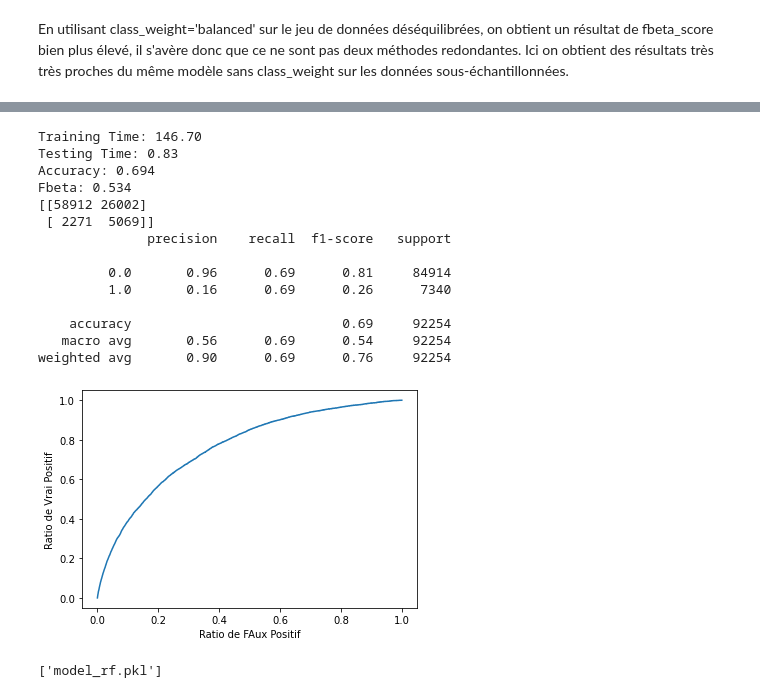
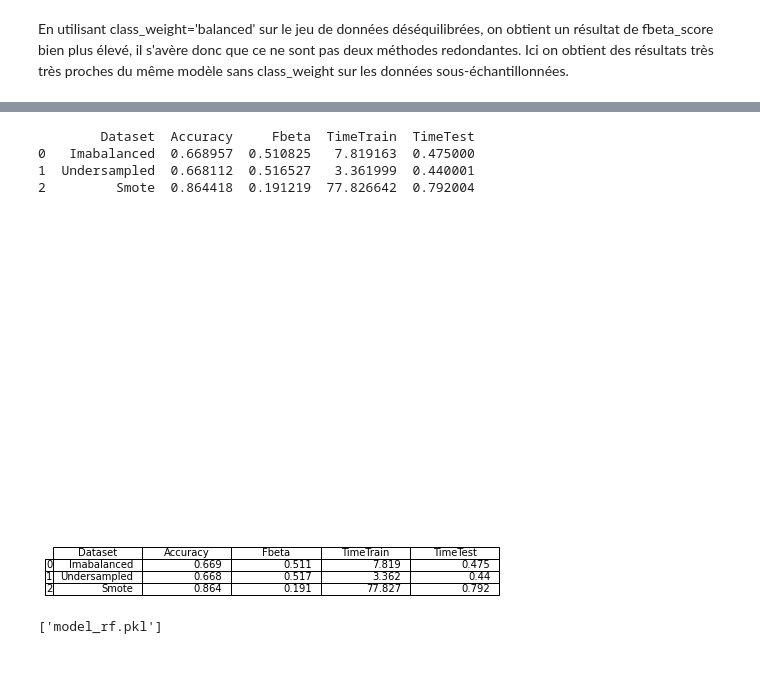
Before and after one commit to TravelAsATeam/OpenClassroomsP7, a Jupyter notebook: Model.ipynb, the cells around one changed output, grey strips where cells are left out. Drawn from its saved outputs; the diff is of its cells as text; code cells hidden in the pictures; blank space fills up the shorter version.

```diff
--- a/Model.ipynb
+++ b/Model.ipynb
@@ -722,66 +1016,28 @@ plt.show()
 # %%
 #Tableau des résultats des modèles optimisés Balanced Random Forest
 synthese_rfb = pd.DataFrame()
 synthese_rfb = synthese_rfb.assign(Dataset = ['Imabalanced', 'Undersampled','Smote'])
 synthese_rfb = synthese_rfb.assign(Accuracy = [acc_rfb_imb,acc_rfb_rus,acc_rfb_smote])
 synthese_rfb = synthese_rfb.assign(Fbeta = [fbeta_rfb_imb,fbeta_rfb_rus,fbeta_rfb_smote])
 synthese_rfb = synthese_rfb.assign(TimeTrain = [time_rfb_imb_train,time_rfb_rus_train,time_rfb_smote_train])
 synthese_rfb = synthese_rfb.assign(TimeTest = [time_rfb_imb_pred,time_rfb_rus_pred,time_rfb_smote_pred])
 print(synthese_rfb)
 
 # Affichage sous forme de tableau à télécharger
 plt.figure(figsize=(8,6))
 # Pas d'axes
 ax = plt.subplot(frame_on=False)
 ax.xaxis.set_visible(False)
 ax.yaxis.set_visible(False)
 #Création du tableau
-table(ax, synthese_knn.round(decimals=3))
+table(ax, synthese_rfb.round(decimals=3))
 plt.show()
+# %% [output]
+        Dataset  Accuracy     Fbeta  TimeTrain  TimeTest
+0   Imabalanced  0.668957  0.510825   7.819163  0.475000
+1  Undersampled  0.668112  0.516527   3.361999  0.440001
+2         Smote  0.864418  0.191219  77.826642  0.792004
+[figure, added]
-# %%
-rf_rus = GradientBoostingClassifier(learning_rate = 0.12, loss = 'exponential', max_depth = 4,
-                                    n_estimators = 250, random_state = 0)
-start = time()
-rf_rus.fit(X_train_rus, y_train_rus)
-end = time()
-time_rf_rus_train = end - start
-print("Training Time: {:.2f}".format(time_rf_rus_train))
-# Prédiction
-start = time()
-y_rf_rus_pred = rf_rus.predict(X_test)
-end = time()
-time_rf_rus_pred = end - start
-print("Testing Time: {:.2f}".format(time_rf_rus_pred))
-# Métriques
-acc_rf_rus = metrics.accuracy_score(y_test, y_rf_rus_pred)
-print("Accuracy: {:.3f}".format(acc_rf_rus))
-fbeta_rf_rus = metrics.fbeta_score(y_test, y_rf_rus_pred, beta=3.16)
-print("Fbeta: {:.3f}".format(fbeta_rf_rus))
-confusion_rf_rus = metrics.confusion_matrix(y_test, y_rf_rus_pred)
-print(confusion_rf_rus)
-print(metrics.classification_report(y_test, y_rf_rus_pred))
-# Courbe ROC
-fpr, tpr, _ = metrics.roc_curve(y_test,  rf_rus.predict_proba(X_test)[:,1])
-plt.plot(fpr,tpr)
-plt.ylabel('Ratio de Vrai Positif')
-plt.xlabel('Ratio de FAux Positif')
-plt.show()
-# %% [output]
-Training Time: 146.70
-Testing Time: 0.83
-Accuracy: 0.694
-Fbeta: 0.534
-[[58912 26002]
- [ 2271  5069]]
-              precision    recall  f1-score   support
-
-         0.0       0.96      0.69      0.81     84914
-         1.0       0.16      0.69      0.26      7340
-
-    accuracy                           0.69     92254
-   macro avg       0.56      0.69      0.54     92254
-weighted avg       0.90      0.69      0.76     92254
-[figure, removed]
 # %%
 # Persistance du modèle
 import joblib
```
Also changed, not shown: parts of 19 cells of this notebook.
